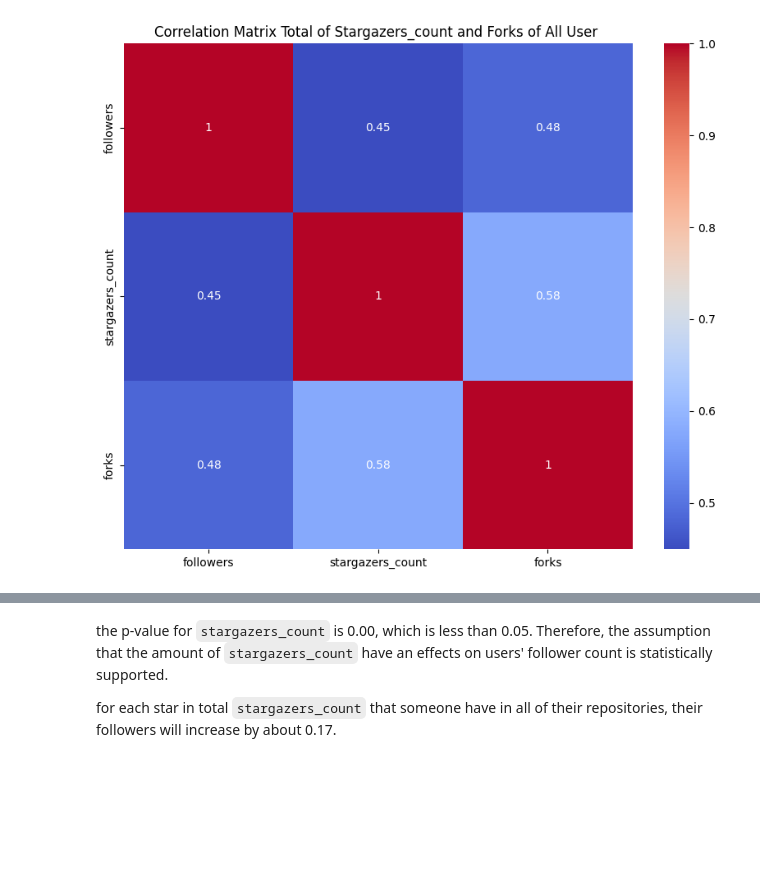
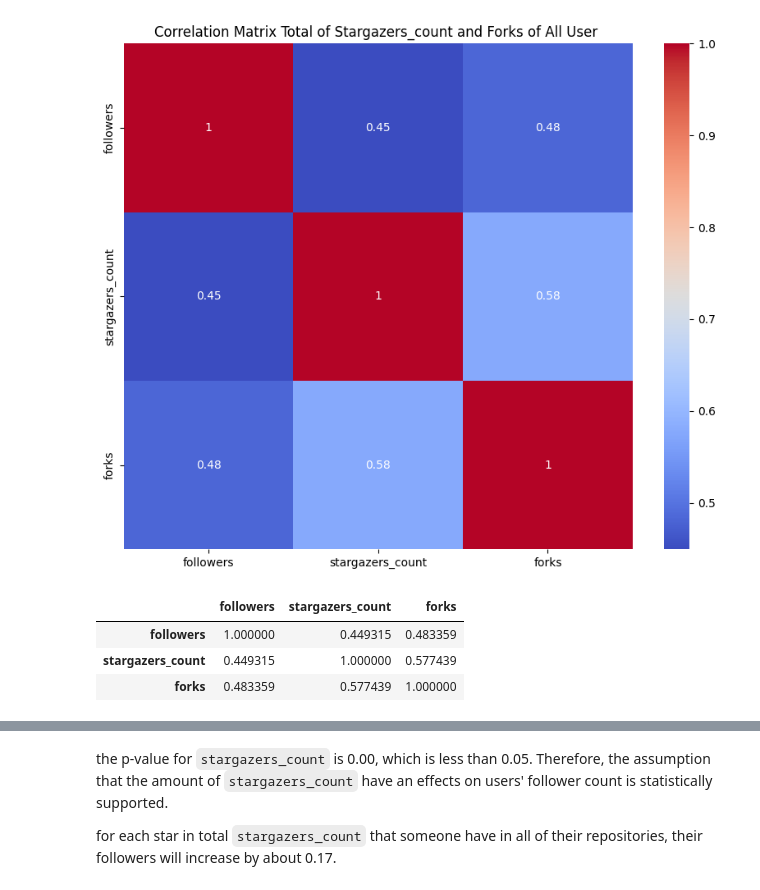
Before and after one commit to kritserv/analyze-how-python-developer-use-github, a Jupyter notebook: data_analysis.ipynb, the cells around one changed output, grey strips where cells are left out. Cells and saved outputs as stored; diff of their text form; code cells hidden in the pictures; blank space fills up the shorter version.

```diff
--- a/data_analysis.ipynb
+++ b/data_analysis.ipynb
@@ -426,6 +449,13 @@ PlotScatter(df = merged_data, field_x = 'followers', field_y = 'forks', field_ty
 corr = PlotCorr(SelectNumericColumn(merged_data), title='Correlation Matrix Total of Stargazers_count and Forks of All User ')
 # %% [output]
 [figure]
+# %%
+corr
+# %% [output]
+|  | followers | stargazers_count | forks |
+| followers | 1.000000 | 0.449315 | 0.483359 |
+| stargazers_count | 0.449315 | 1.000000 | 0.577439 |
+| forks | 0.483359 | 0.577439 | 1.000000 |
 # %%
 results = RegressionAnalyse(X = merged_data['stargazers_count'], y = merged_data['followers'])
 results.summary()
```
Also changed, not shown: parts of 18 cells of this notebook.
